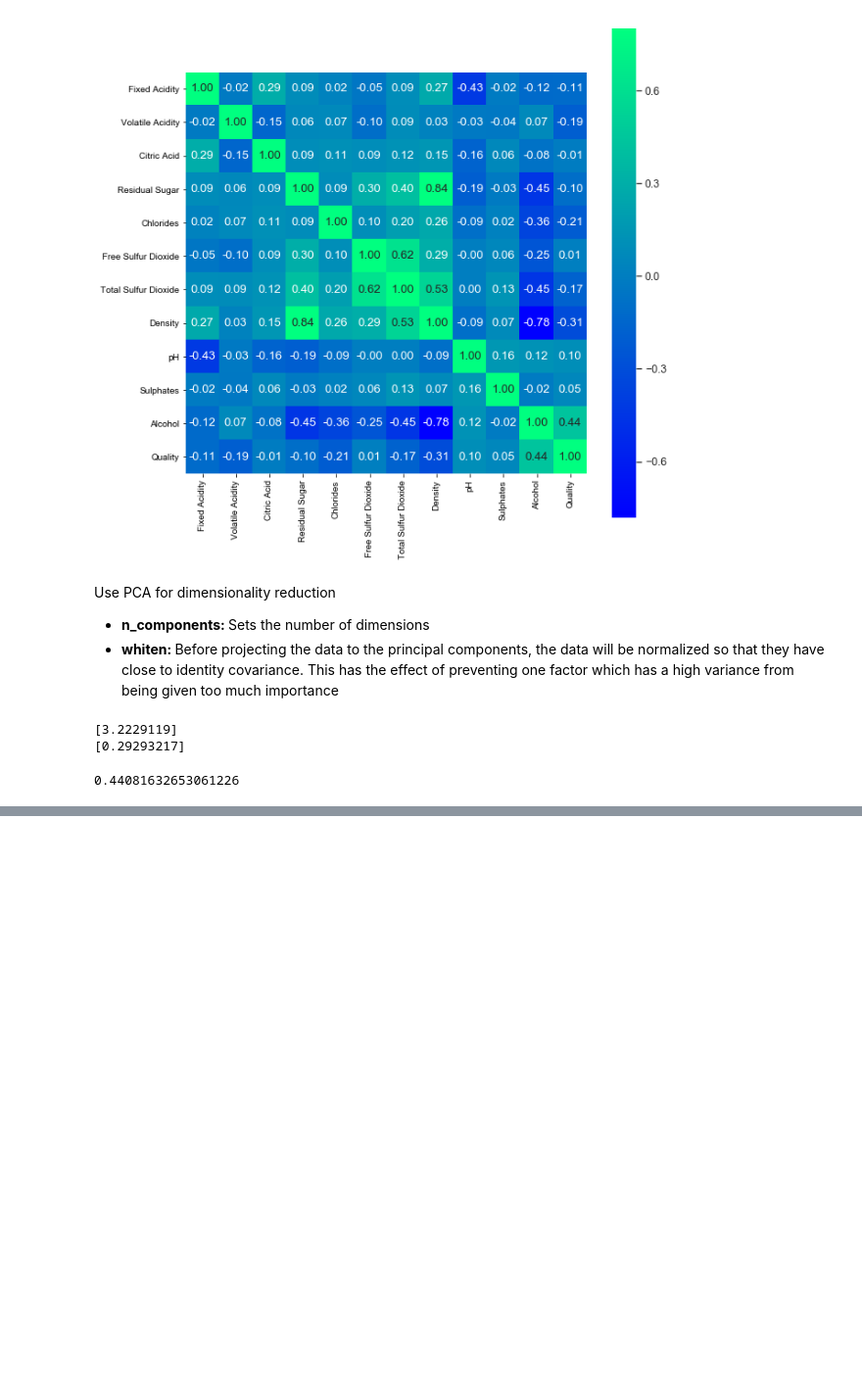
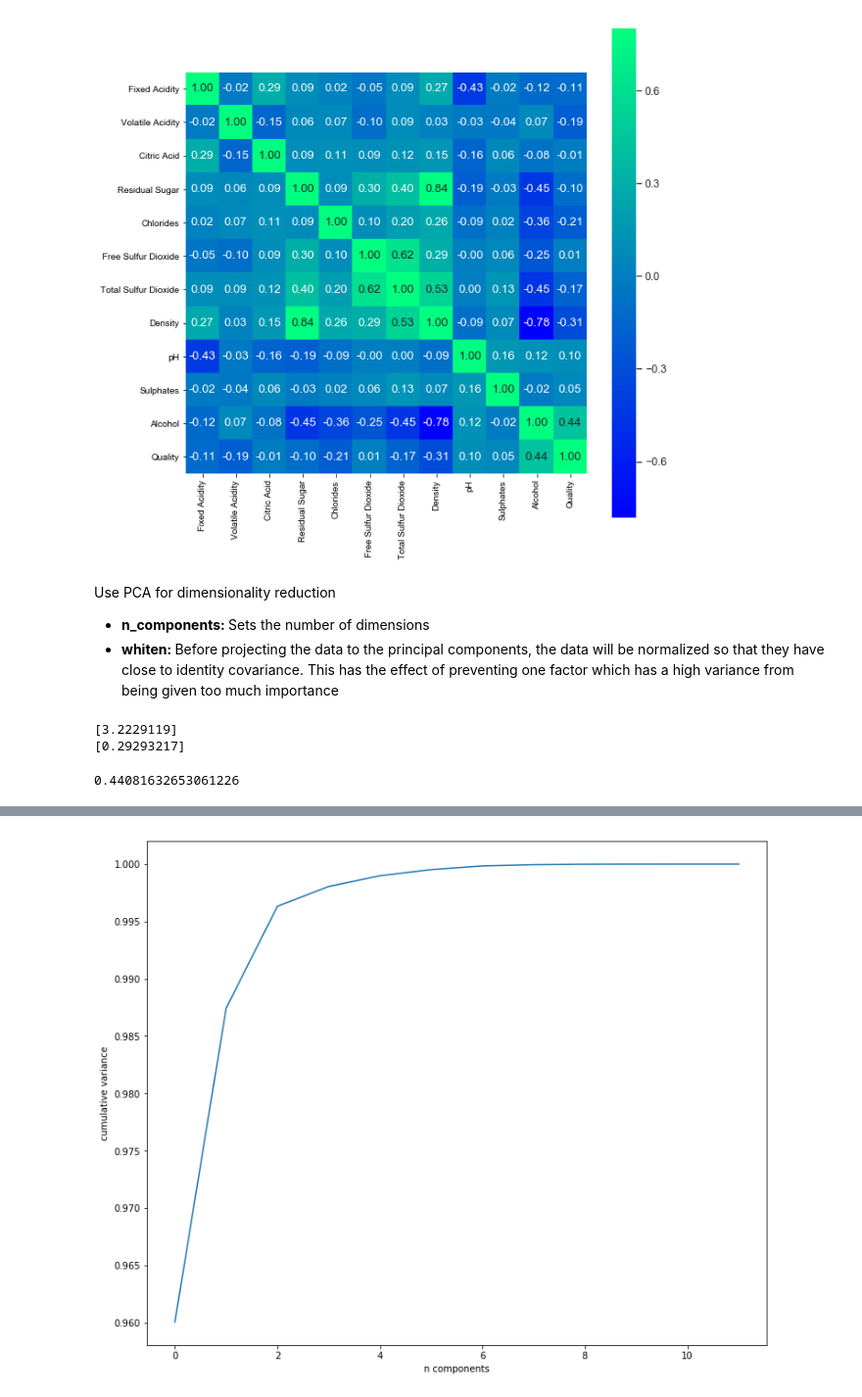
Before and after one commit to ceth-x86/datascience, a Jupyter notebook: scikit-learn/Dimensionality Reduction with PCA.ipynb, the cells around one changed output, grey strips where cells are left out. Shown at 98% size. Saved outputs shown, nothing was run; the diff lists cells and outputs as text; code cells hidden in the pictures; blank space fills up the shorter version.

```diff
--- a/scikit-learn/Dimensionality Reduction with PCA.ipynb
+++ b/scikit-learn/Dimensionality Reduction with PCA.ipynb
@@ -124,0 +149,15 @@ print(accuracy)
+# %%
+import numpy as np
+import pandas as pd
+import matplotlib.pyplot as plt
+
+from sklearn.model_selection import train_test_split
+
+from sklearn.linear_model import LinearRegression
+from sklearn.metrics import r2_score
+
+import statsmodels.api as sm
+
+boston_df = pd.read_csv('data/boston.csv')
+FEATURES = list(boston_df.columns[:-1])
+boston_df.head()
@@ -124,0 +178,21 @@ print(accuracy)
+# %%
+from sklearn.decomposition import PCA
+
+def apply_pca(X, n, add_constant = False):
+
+    pca = PCA(n_components = n)
+    x_new = pca.fit_transform(X)
+
+    if add_constant is True:
+        x_new = sm.add_constant(x_new)
+
+    return pca, pd.DataFrame(x_new)
+# %%
+pca, _ = apply_pca(boston_df[FEATURES], len(FEATURES))
+
+plt.figure(figsize = (12,10))
+plt.plot(np.cumsum(pca.explained_variance_ratio_))
+plt.xlabel('n components')
+plt.ylabel('cumulative variance');
+# %% [output]
+[figure, added]
```
Also changed, not shown: parts of 82 cells of this notebook, 2 other files.
